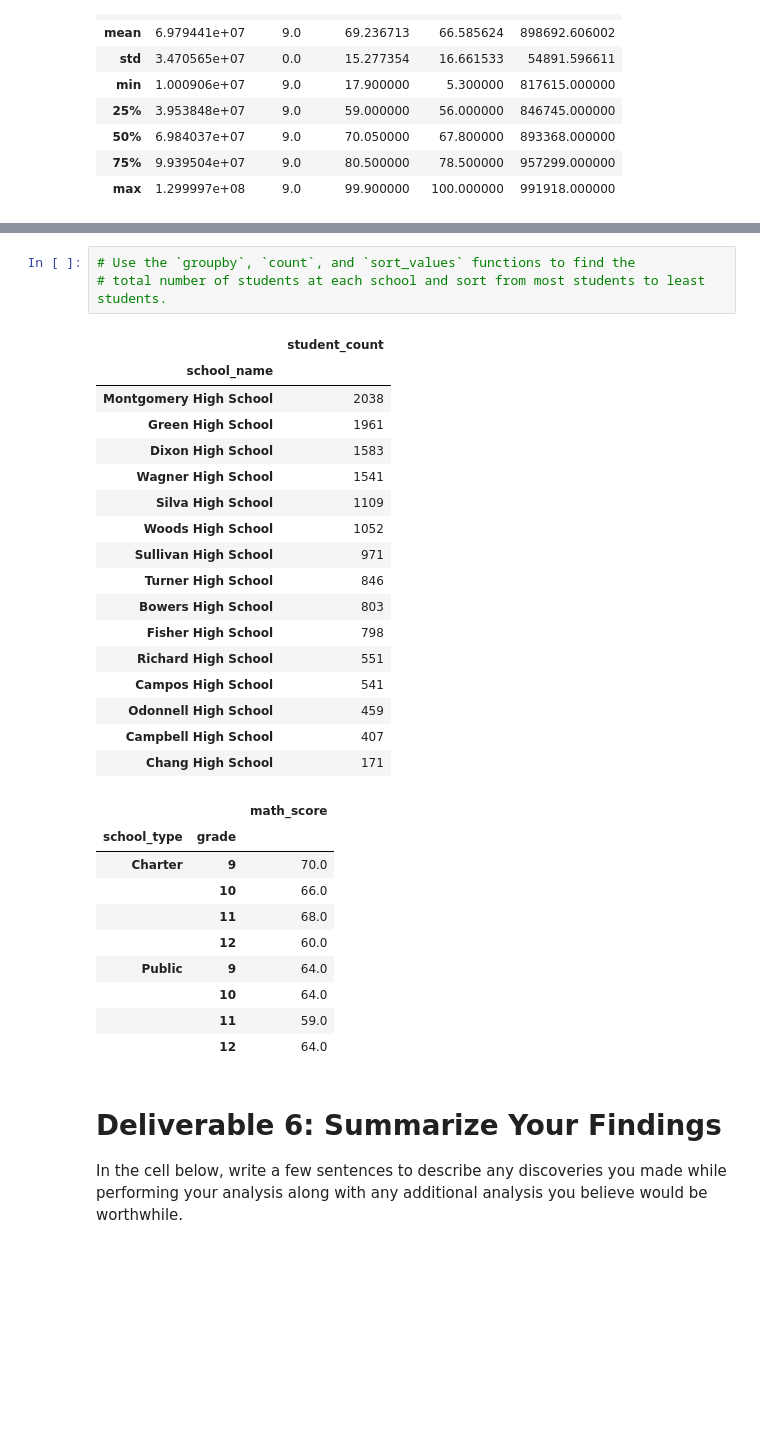
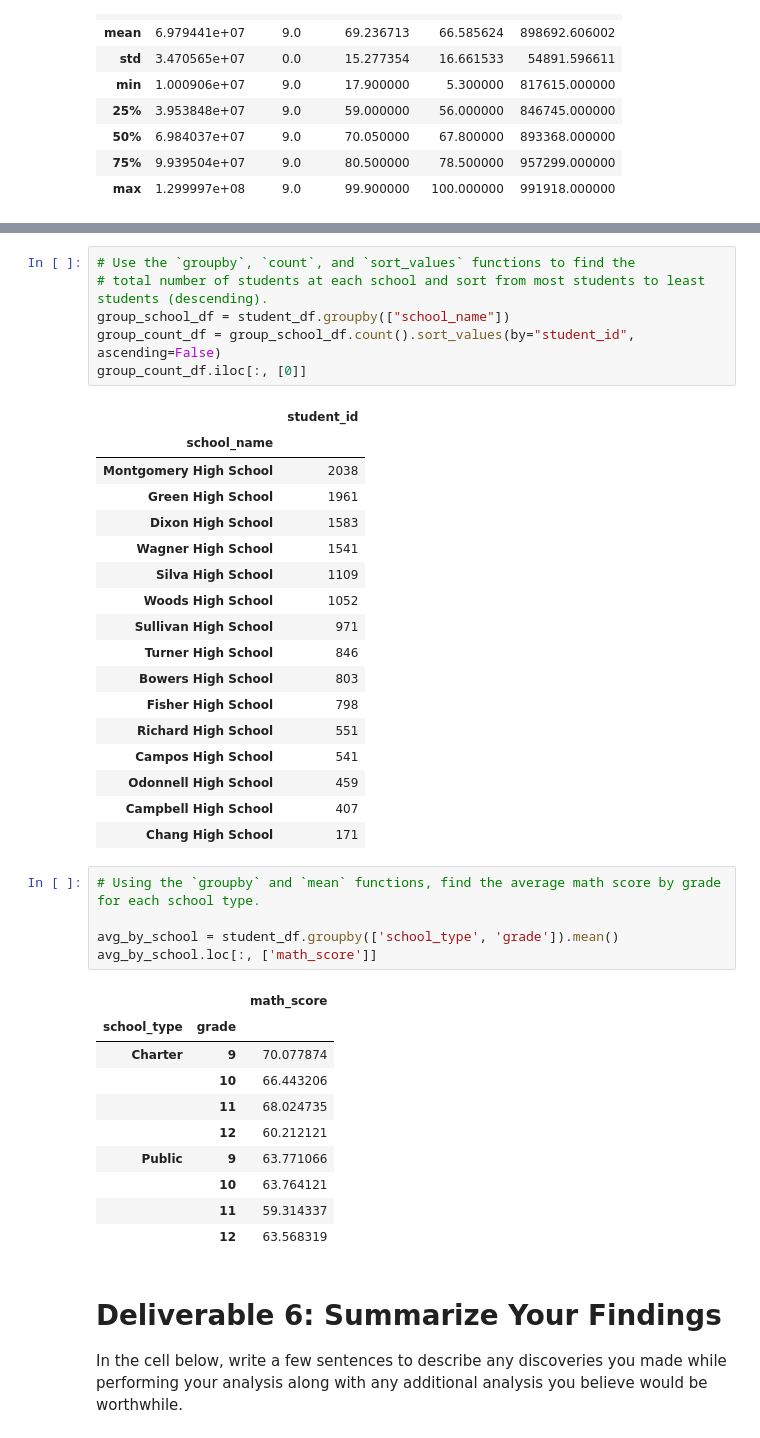
Before and after one commit to kimevans404/School_District_Analysis, a Jupyter notebook: Unsolved/Student_Data_Challenge_Starter_Code.ipynb, the cells around one changed output, grey strips where cells are left out. Cells and saved outputs as stored; diff of their text form; blank space fills up the shorter version.

```diff
--- a/Unsolved/Student_Data_Challenge_Starter_Code.ipynb
+++ b/Unsolved/Student_Data_Challenge_Starter_Code.ipynb
@@ -273,9 +277,12 @@ Make comparisons within your data by completing the following steps:
 | Public | 911195.558251 |
 # %%
 # Use the `groupby`, `count`, and `sort_values` functions to find the
-# total number of students at each school and sort from most students to least students.
+# total number of students at each school and sort from most students to least students (descending).
+group_school_df = student_df.groupby(["school_name"])
+group_count_df = group_school_df.count().sort_values(by="student_id", ascending=False)
+group_count_df.iloc[:, [0]]
 # %% [output]
-|  | student_count |
+|  | student_id |
 | school_name |  |
 | Montgomery High School | 2038 |
 | Green High School | 1961 |
@@ -293,17 +300,21 @@ Make comparisons within your data by completing the following steps:
 | Campbell High School | 407 |
 | Chang High School | 171 |
 # %%
+# Using the `groupby` and `mean` functions, find the average math score by grade for each school type.
+
+avg_by_school = student_df.groupby(['school_type', 'grade']).mean()
+avg_by_school.loc[:, ['math_score']]
 # %% [output]
 |  |  | math_score |
 | school_type | grade |  |
-| Charter | 9 | 70.0 |
-|  | 10 | 66.0 |
-|  | 11 | 68.0 |
-|  | 12 | 60.0 |
-| Public | 9 | 64.0 |
-|  | 10 | 64.0 |
-|  | 11 | 59.0 |
-|  | 12 | 64.0 |
+| Charter | 9 | 70.077874 |
+|  | 10 | 66.443206 |
+|  | 11 | 68.024735 |
+|  | 12 | 60.212121 |
+| Public | 9 | 63.771066 |
+|  | 10 | 63.764121 |
+|  | 11 | 59.314337 |
+|  | 12 | 63.568319 |
 # %% [markdown]
 # Deliverable 6: Summarize Your Findings
 In the cell below, write a few sentences to describe any discoveries you made while performing your analysis along with any additional analysis you believe would be worthwhile.
```
Also changed, not shown: parts of 10 cells of this notebook.
